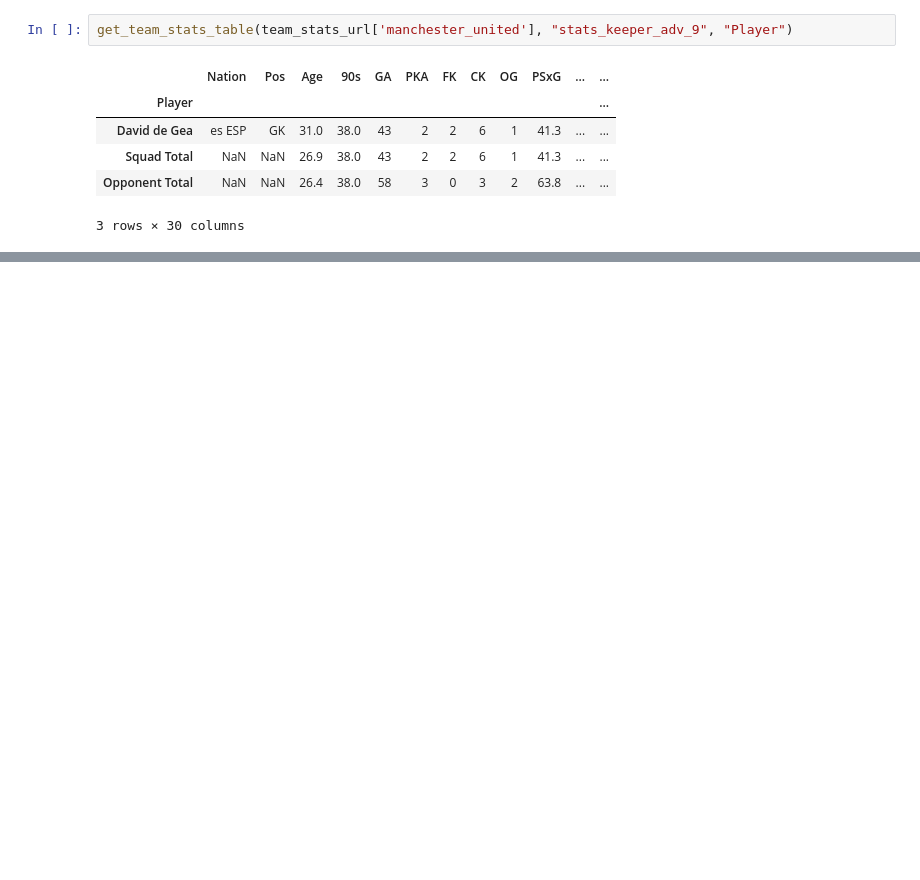
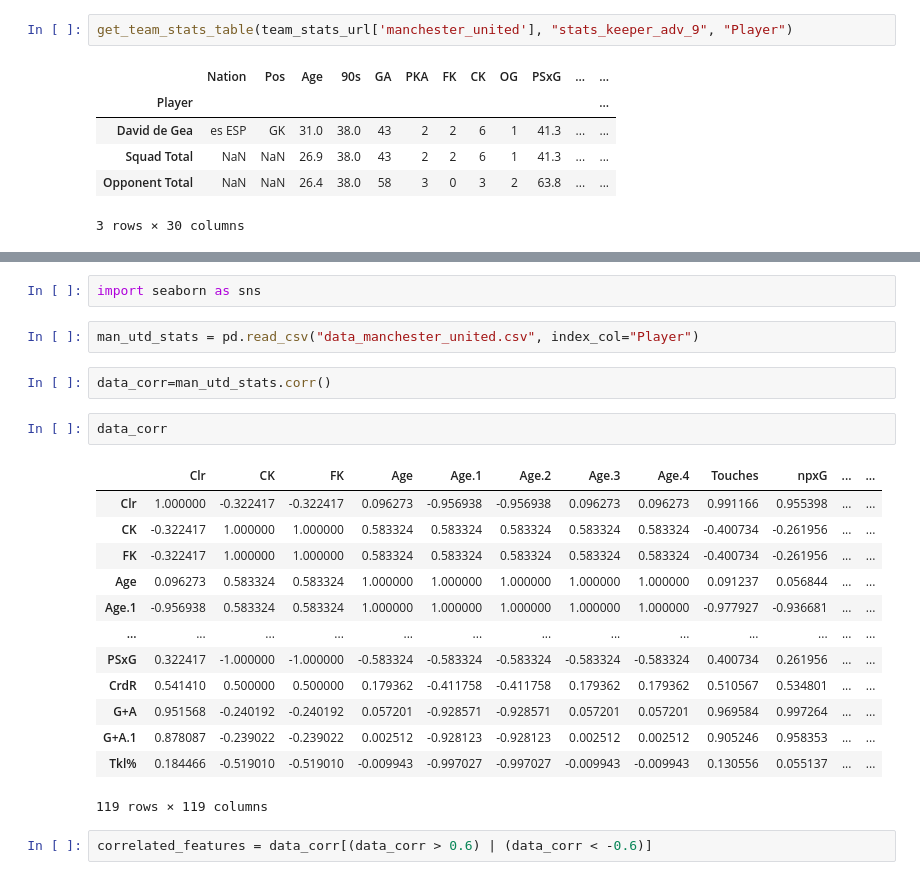
Before and after one commit to Yashuchirag/team_pressing_project, a Jupyter notebook: Viveka_scraping_test_file.ipynb, the cells around one changed output, grey strips where cells are left out. Saved outputs shown, nothing was run; the diff lists cells and outputs as text; blank space fills up the shorter version.

Commit message:
Correlated columns retrieval

```diff
--- a/Viveka_scraping_test_file.ipynb
+++ b/Viveka_scraping_test_file.ipynb
@@ -187,0 +138,24 @@ Opponent Total          221.0  590.0  417.0  16240.0  1717.0      NaN
+# %%
+import seaborn as sns
+# %%
+man_utd_stats = pd.read_csv("data_manchester_united.csv", index_col="Player")
+# %%
+data_corr=man_utd_stats.corr()
+# %%
+data_corr
+# %% [output]
+|  | Clr | CK | FK | Age | Age.1 | Age.2 | Age.3 | Age.4 | Touches | npxG | ... | ... |
+| Clr | 1.000000 | -0.322417 | -0.322417 | 0.096273 | -0.956938 | -0.956938 | 0.096273 | 0.096273 | 0.991166 | 0.955398 | ... | ... |
+| CK | -0.322417 | 1.000000 | 1.000000 | 0.583324 | 0.583324 | 0.583324 | 0.583324 | 0.583324 | -0.400734 | -0.261956 | ... | ... |
+| FK | -0.322417 | 1.000000 | 1.000000 | 0.583324 | 0.583324 | 0.583324 | 0.583324 | 0.583324 | -0.400734 | -0.261956 | ... | ... |
+| Age | 0.096273 | 0.583324 | 0.583324 | 1.000000 | 1.000000 | 1.000000 | 1.000000 | 1.000000 | 0.091237 | 0.056844 | ... | ... |
+| Age.1 | -0.956938 | 0.583324 | 0.583324 | 1.000000 | 1.000000 | 1.000000 | 1.000000 | 1.000000 | -0.977927 | -0.936681 | ... | ... |
+| ... | ... | ... | ... | ... | ... | ... | ... | ... | ... | ... | ... | ... |
+| PSxG | 0.322417 | -1.000000 | -1.000000 | -0.583324 | -0.583324 | -0.583324 | -0.583324 | -0.583324 | 0.400734 | 0.261956 | ... | ... |
+| CrdR | 0.541410 | 0.500000 | 0.500000 | 0.179362 | -0.411758 | -0.411758 | 0.179362 | 0.179362 | 0.510567 | 0.534801 | ... | ... |
+| G+A | 0.951568 | -0.240192 | -0.240192 | 0.057201 | -0.928571 | -0.928571 | 0.057201 | 0.057201 | 0.969584 | 0.997264 | ... | ... |
+| G+A.1 | 0.878087 | -0.239022 | -0.239022 | 0.002512 | -0.928123 | -0.928123 | 0.002512 | 0.002512 | 0.905246 | 0.958353 | ... | ... |
+| Tkl% | 0.184466 | -0.519010 | -0.519010 | -0.009943 | -0.997027 | -0.997027 | -0.009943 | -0.009943 | 0.130556 | 0.055137 | ... | ... |
+119 rows × 119 columns
+# %%
+correlated_features = data_corr[(data_corr > 0.6) | (data_corr < -0.6)]
```
Also changed, not shown: parts of 13 cells of this notebook, 12 other files.
